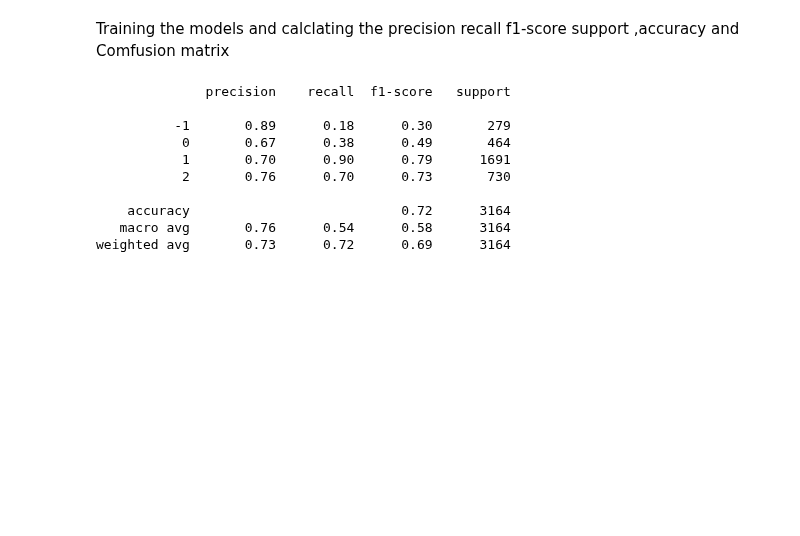
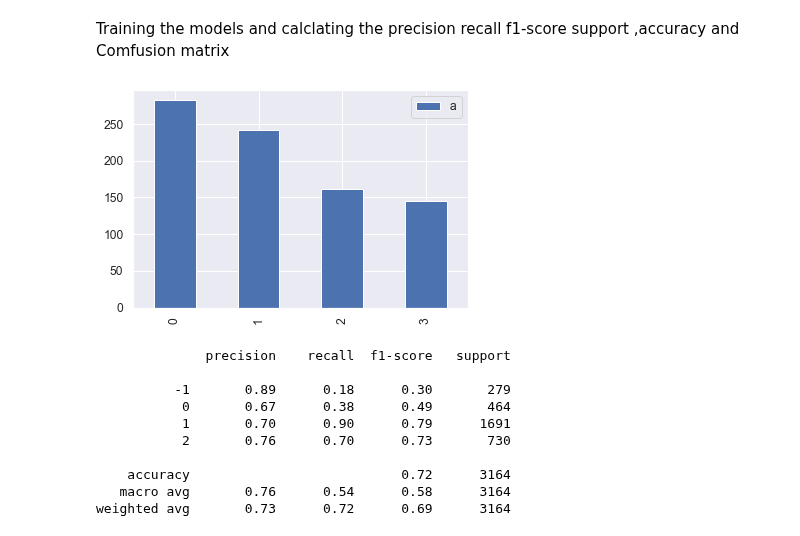
Before and after one commit to ethanmacrae/classification-predict-streamlit-template, a Jupyter notebook: Classification Predict Notebook .ipynb, the cells around one changed output. Drawn from its saved outputs; the diff is of its cells as text; code cells hidden in the pictures; blank space fills up the shorter version.

```diff
--- a/Classification Predict Notebook .ipynb
+++ b/Classification Predict Notebook .ipynb
@@ -577,5 +577,6 @@ is a supervised machine learning algorithm that can be used for both classificat
 sclf = svm.SVC(kernel='linear', C = 1.0,gamma='scale',shrinking=True)
 #clf=LinearSVC()
 sclf.fit(tf_X_train,y_train)
+t_sv=time.process_time() - start
 print(time.process_time() - start)
 # %% [output]
@@ -588,5 +589,6 @@ is a simple yet very efficient approach to fitting linear classifiers and regres
 #Creating the SGC Model
 sgc = SGDClassifier(loss='log', penalty='l2',alpha=8e-05, random_state=42, max_iter=2000, tol=None, n_jobs = 6)
 sgc.fit(cv_X_train, y_train)
+t_s=time.process_time() - start
 print(time.process_time() - start)
 # %% [output]
@@ -599,5 +601,6 @@ A Random Forest is an ensemble technique capable of performing both regression a
 
 classifier = RandomForestClassifier()
 classifier.fit(tf_X_train, y_train)
+t_r=time.process_time() - start
 print(time.process_time() - start)
 # %% [output]
@@ -609,5 +612,6 @@ print(time.process_time() - start)
 #Creating the Decision Tree Classification Model
 dclf = DecisionTreeClassifier()
 dclf = dclf.fit(tf_X_train,y_train)
+t_d=time.process_time() - start
 print(time.process_time() - start)
 # %% [output]
@@ -631,6 +635,14 @@ Sgc_pred=sgc.predict(cv_X_test)
 ---
 # %% [markdown]
 Training the models and calclating the precision  recall  f1-score  support ,accuracy and Comfusion matrix
+# %%
+time_data=[t_sv,t_s,t_r,t_d]
+
+
+df = pd.DataFrame([t_sv,t_s,t_r,t_d], columns=["a"])
+df.plot.bar();
+# %% [output]
+[figure, added]
 # %%
 #Random Forest Results
 print(classification_report(y_test,Random_pred))
```
Also changed, not shown: parts of 6 cells of this notebook.
